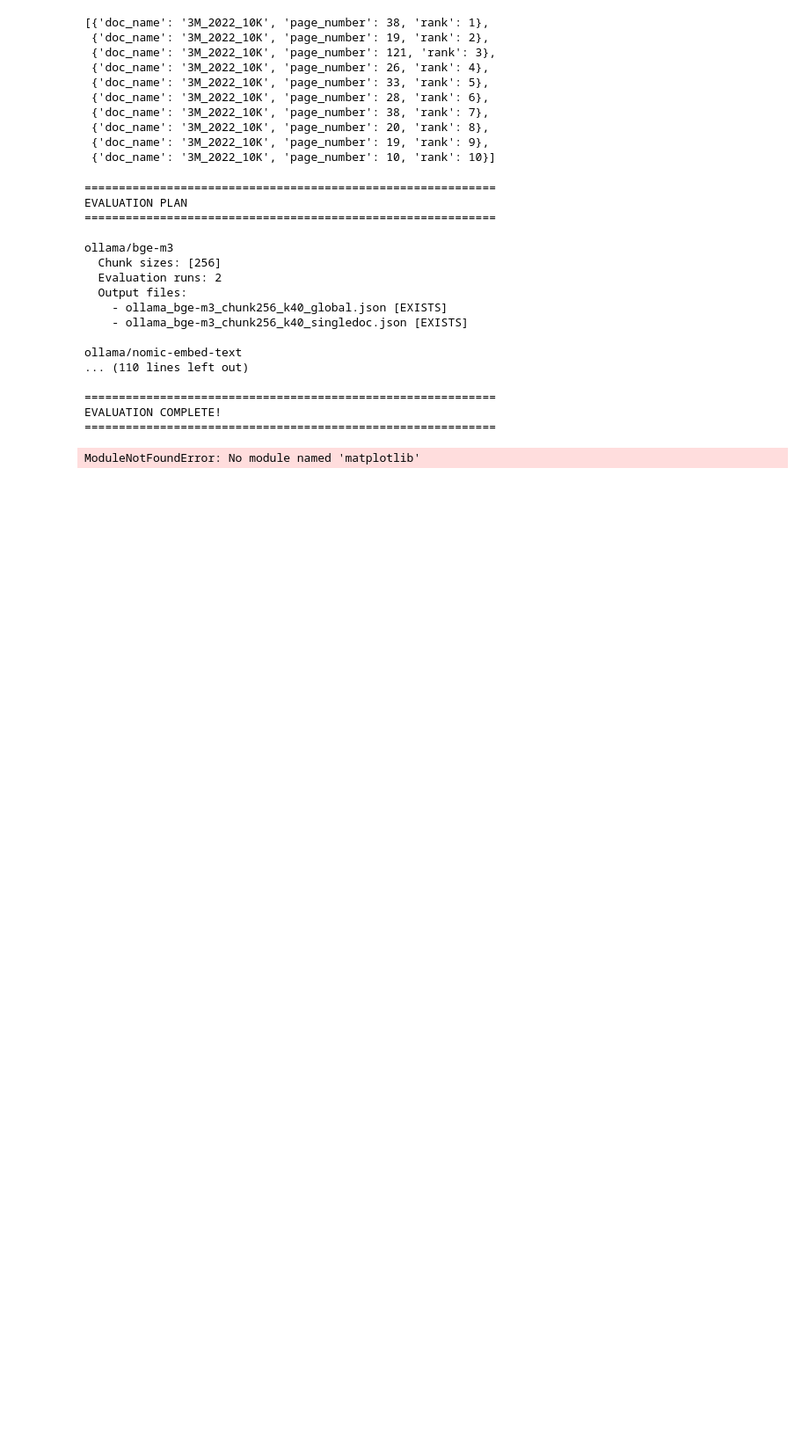
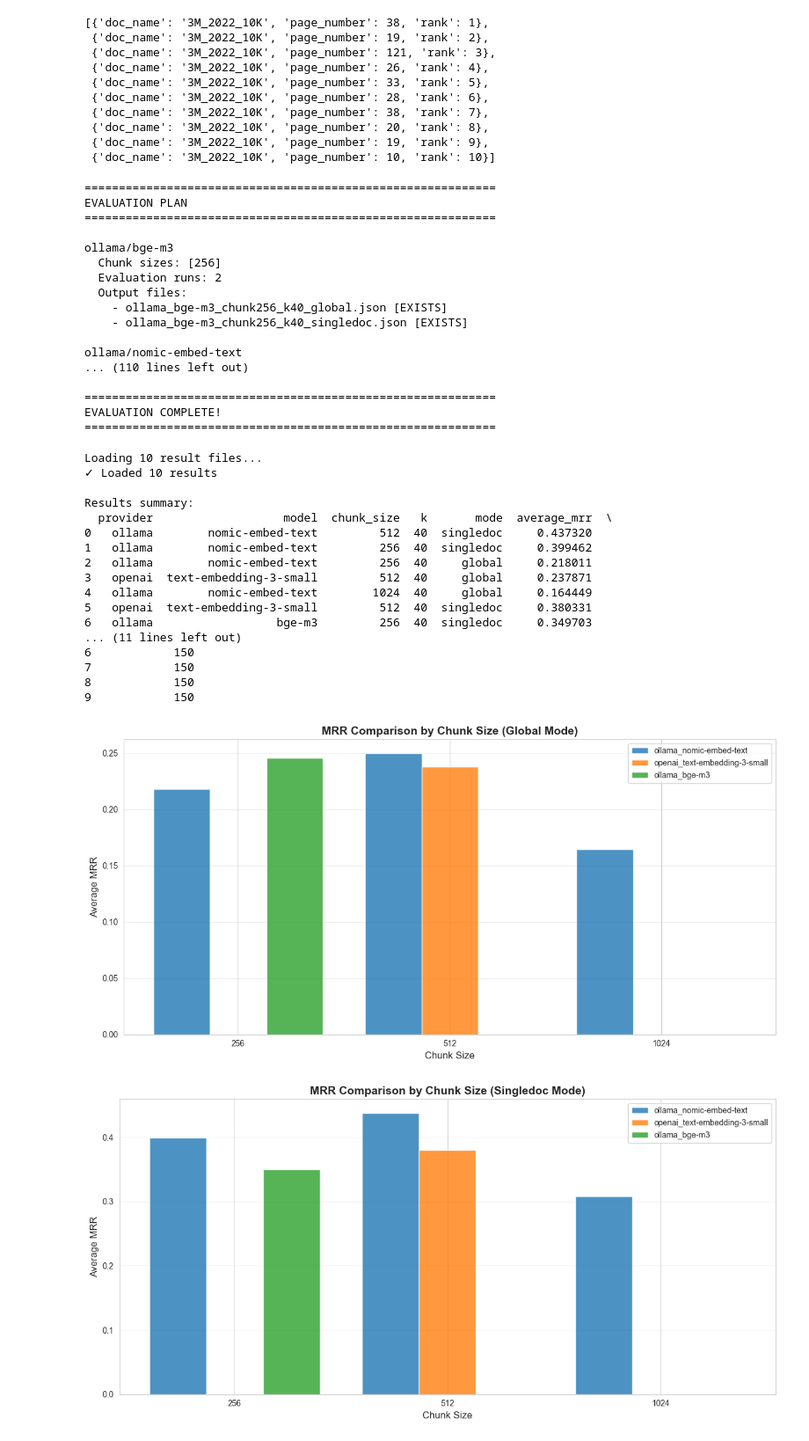
Before and after one commit to mkahe/finance-rag, a Jupyter notebook: labs/build_vectors/MRR_eval.ipynb, the cells around one changed output. Shown at 88% size. Saved outputs shown, nothing was run; the diff lists cells and outputs as text; code cells hidden in the pictures; blank space fills up the shorter version.

```diff
--- a/labs/build_vectors/MRR_eval.ipynb
+++ b/labs/build_vectors/MRR_eval.ipynb
@@ -974,16 +974,37 @@ def plot_mrr_by_chunk_size(df: pd.DataFrame, mode: str = "global"):
 
     # Plot bars
     models = df_filtered['model_label'].unique()
-    x = df_filtered['chunk_size'].unique()
-    width = 0.8 / len(models)
+    chunk_sizes = sorted(df_filtered['chunk_size'].unique())
+
+    # Adjust width based on number of models
+    if len(models) == 1:
+        width = 0.5  # Wider bars for single model
+    else:
+        width = 0.8 / len(models)
+
+    # Use categorical x positions
+    x_positions = range(len(chunk_sizes))
 
     for i, model in enumerate(models):
-        model_data = df_filtered[df_filtered['model_label'] == model]
-        offset = (i - len(models)/2 + 0.5) * width
+        model_data = df_filtered[df_filtered['model_label'] == model].sort_values('chunk_size')
+
+        if len(models) == 1:
+            # Center single model bars
+            positions = x_positions
+        else:
+            # Offset for multiple models
+            offset = (i - len(models)/2 + 0.5) * width
+            positions = [x + offset for x in x_positions]
+
+        # Get MRR values for each chunk size
+        mrr_values = []
+        for cs in chunk_sizes:
+            matching = model_data[model_data['chunk_size'] == cs]['average_mrr'].values
+            mrr_values.append(matching[0] if len(matching) > 0 else 0)
 
         ax.bar(
-            model_data['chunk_size'] + offset,
-            model_data['average_mrr'],
+            positions,
+            mrr_values,
             width=width,
             label=model,
             alpha=0.8
@@ -992,8 +1013,13 @@ def plot_mrr_by_chunk_size(df: pd.DataFrame, mode: str = "global"):
     ax.set_xlabel('Chunk Size', fontsize=12)
     ax.set_ylabel('Average MRR', fontsize=12)
     ax.set_title(f'MRR Comparison by Chunk Size ({mode.capitalize()} Mode)', fontsize=14, fontweight='bold')
+    ax.set_xticks(x_positions)
+    ax.set_xticklabels([str(cs) for cs in chunk_sizes])  # Convert to string labels
     ax.legend()
     ax.grid(axis='y', alpha=0.3)
+
+    # Set y-axis to start at 0
+    ax.set_ylim(bottom=0)
 
     plt.tight_layout()
     plt.show()
@@ -1155,31 +1181,49 @@ def save_all_plots(df: pd.DataFrame, output_dir: str = OUTPUT_DIR):
     # Plot 2: Single-doc mode by chunk size
     plt.figure(figsize=(12, 6))
     plot_mrr_by_chunk_size(df, mode="singledoc")
     plt.savefig(plots_dir / "mrr_by_chunk_singledoc.png", dpi=300, bbox_inches='tight')
     plt.close()
 
     # Plot 3: Global vs Single-doc
     plt.figure(figsize=(14, 6))
     plot_global_vs_singledoc(df)
     plt.savefig(plots_dir / "global_vs_singledoc.png", dpi=300, bbox_inches='tight')
     plt.close()
 
     # Plot 4: Heatmap global
     plt.figure(figsize=(10, 6))
     plot_mrr_heatmap(df, mode="global")
     plt.savefig(plots_dir / "heatmap_global.png", dpi=300, bbox_inches='tight')
     plt.close()
 
     # Plot 5: Heatmap single-doc
     plt.figure(figsize=(10, 6))
     plot_mrr_heatmap(df, mode="singledoc")
     plt.savefig(plots_dir / "heatmap_singledoc.png", dpi=300, bbox_inches='tight')
     plt.close()
 
     print(f"✓ Saved 5 plots to {plots_dir}")
 
 # %%
 # Uncomment to save plots
 # save_all_plots(results_df)
 # %% [output]
-ModuleNotFoundError: No module named 'matplotlib'
+Loading 10 result files...
+✓ Loaded 10 results
+
+Results summary:
+  provider                   model  chunk_size   k       mode  average_mrr  \
+0   ollama        nomic-embed-text         512  40  singledoc     0.437320
+1   ollama        nomic-embed-text         256  40  singledoc     0.399462
+2   ollama        nomic-embed-text         256  40     global     0.218011
+3   openai  text-embedding-3-small         512  40     global     0.237871
+4   ollama        nomic-embed-text        1024  40     global     0.164449
+5   openai  text-embedding-3-small         512  40  singledoc     0.380331
+6   ollama                  bge-m3         256  40  singledoc     0.349703
+... (11 lines left out)
+6            150
+7            150
+8            150
+9            150
+[figure, added]
+[figure, added]
```
Also changed, not shown: parts of 1 cell of this notebook.
